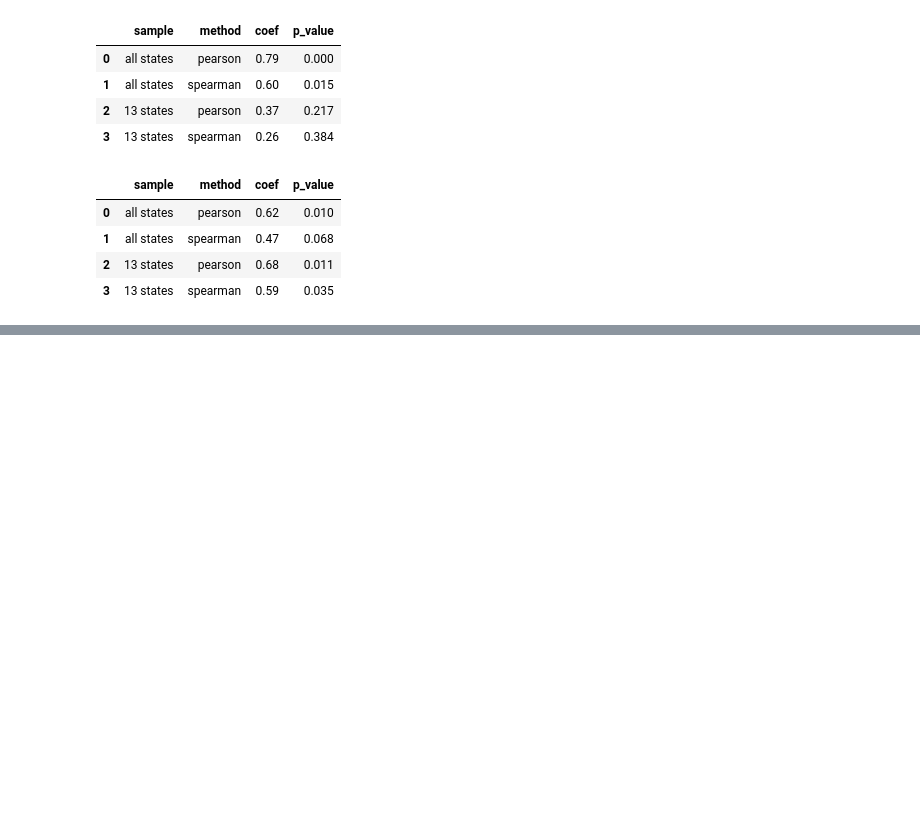
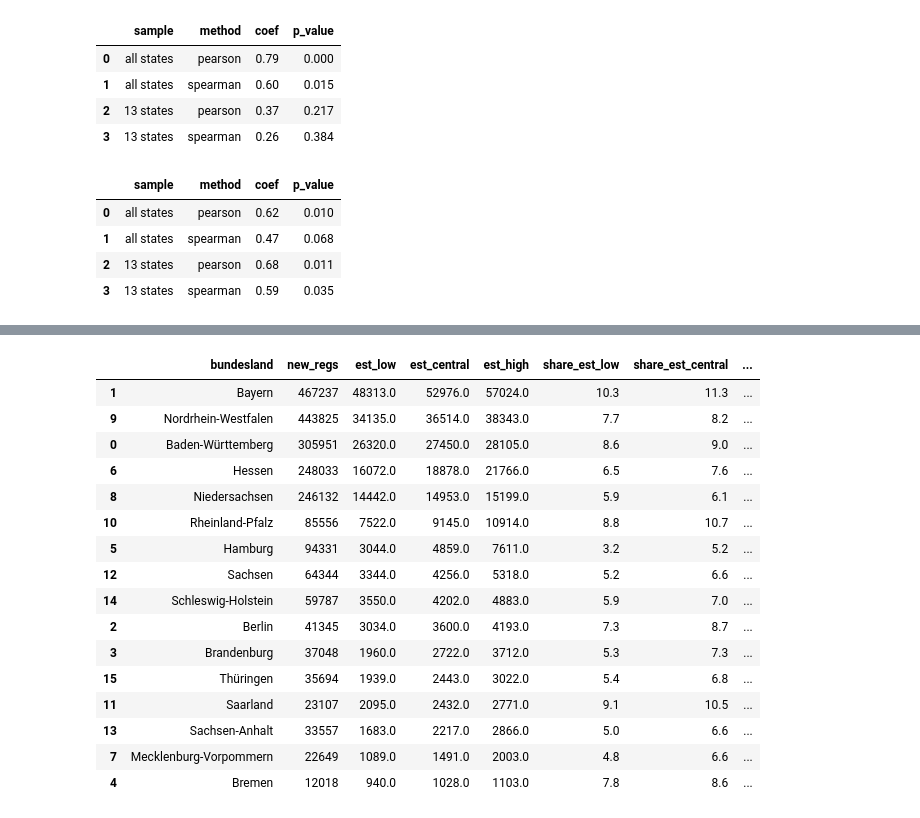
Before and after one commit to cankale/bmw-electric-vehicle-market-analysis, a Jupyter notebook: src/03_regional_analysis.ipynb, the cells around one changed output, grey strips where cells are left out. Saved outputs shown, nothing was run; the diff lists cells and outputs as text; code cells hidden in the pictures; blank space fills up the shorter version.

```diff
--- a/src/03_regional_analysis.ipynb
+++ b/src/03_regional_analysis.ipynb
@@ -505,0 +532,7 @@ display(
+# %%
+not_bmw_pattern = 'MINI|COOPER|ONE|ACEMAN|PACEMAN|COUNTRYMAN|CLUBMAN|JCW|GOGGO'
+not_bmw = bmw_data['trade_name'].astype(str).str.upper().str.contains(not_bmw_pattern)
+
+bmw_brand = bmw_data[~not_bmw]
+bmw_stock = bmw_brand.loc[:, 'Baden-Württemberg':'Sonstige'].apply(to_count).sum()
+print(bmw_stock[['Baden-Württemberg', 'Bayern']])
@@ -505,0 +547,4 @@ display(
+# %%
+brands = pd.read_parquet('../data/processed/brand_registrations.parquet')
+bmw_national = brands.loc[brands['brand'] == 'bmw', 'total_ytd26'].item()
+assert bmw_national == 189320
@@ -505,0 +572,12 @@ display(
+# %%
+model_input['registration_intensity'] = model_input['new_regs'] / model_input['car_stock']
+
+for b in [0, 0.25,0.5,0.75,1]:
+    col = f'bmw_est_beta_{b}'
+    weights = model_input['bmw_stock'] * model_input['registration_intensity'] ** b
+    estimates = bmw_national * weights / weights.sum()
+    model_input[col] = estimates
+    assert np.isclose(model_input[col].sum(), bmw_national)
+
+est_cols = [c for c in model_input.columns if c.startswith('bmw_est_beta_')]
+display(model_input[['bundesland'] + est_cols].round(0))
@@ -505,0 +611,32 @@ display(
+# %%
+bmw_results['share_est_low'] = bmw_results['est_low'] / bmw_results['new_regs'] * 100
+bmw_results['share_est_high'] = bmw_results['est_high'] / bmw_results['new_regs'] * 100
+bmw_results['share_est_central'] = bmw_results['est_central'] / bmw_results['new_regs'] * 100
+
+result_cols = ['bundesland', 'new_regs', 'est_low', 'est_central', 'est_high',
+               'share_est_low', 'share_est_central', 'share_est_high']
+
+display(
+    bmw_results[result_cols]
+    .sort_values('est_central', ascending=False)
+    .round({'est_low': 0, 'est_central': 0, 'est_high': 0,
+            'share_est_low': 1,'share_est_central': 1, 'share_est_high': 1 })
+)
+# %% [output]
+|  | bundesland | new_regs | est_low | est_central | est_high | share_est_low | share_est_central | ... |
+| 1 | Bayern | 467237 | 48313.0 | 52976.0 | 57024.0 | 10.3 | 11.3 | ... |
+| 9 | Nordrhein-Westfalen | 443825 | 34135.0 | 36514.0 | 38343.0 | 7.7 | 8.2 | ... |
+| 0 | Baden-Württemberg | 305951 | 26320.0 | 27450.0 | 28105.0 | 8.6 | 9.0 | ... |
+| 6 | Hessen | 248033 | 16072.0 | 18878.0 | 21766.0 | 6.5 | 7.6 | ... |
+| 8 | Niedersachsen | 246132 | 14442.0 | 14953.0 | 15199.0 | 5.9 | 6.1 | ... |
+| 10 | Rheinland-Pfalz | 85556 | 7522.0 | 9145.0 | 10914.0 | 8.8 | 10.7 | ... |
+| 5 | Hamburg | 94331 | 3044.0 | 4859.0 | 7611.0 | 3.2 | 5.2 | ... |
+| 12 | Sachsen | 64344 | 3344.0 | 4256.0 | 5318.0 | 5.2 | 6.6 | ... |
+| 14 | Schleswig-Holstein | 59787 | 3550.0 | 4202.0 | 4883.0 | 5.9 | 7.0 | ... |
+| 2 | Berlin | 41345 | 3034.0 | 3600.0 | 4193.0 | 7.3 | 8.7 | ... |
+| 3 | Brandenburg | 37048 | 1960.0 | 2722.0 | 3712.0 | 5.3 | 7.3 | ... |
+| 15 | Thüringen | 35694 | 1939.0 | 2443.0 | 3022.0 | 5.4 | 6.8 | ... |
+| 11 | Saarland | 23107 | 2095.0 | 2432.0 | 2771.0 | 9.1 | 10.5 | ... |
+| 13 | Sachsen-Anhalt | 33557 | 1683.0 | 2217.0 | 2866.0 | 5.0 | 6.6 | ... |
+| 7 | Mecklenburg-Vorpommern | 22649 | 1089.0 | 1491.0 | 2003.0 | 4.8 | 6.6 | ... |
+| 4 | Bremen | 12018 | 940.0 | 1028.0 | 1103.0 | 7.8 | 8.6 | ... |
```
Also changed, not shown: parts of 8 cells of this notebook, 3 other files.
